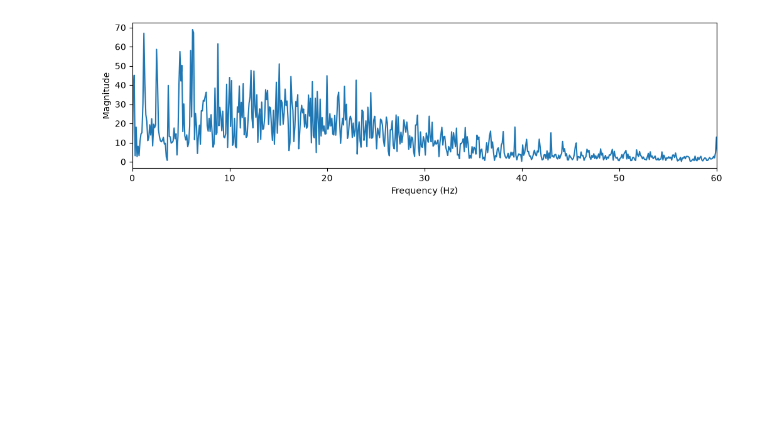
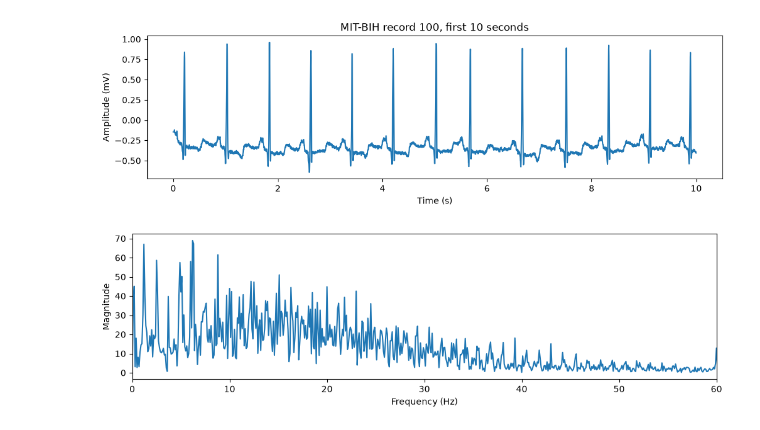
Before and after one commit to Fadel1222/ecg-project, a Jupyter notebook: ecg_first_look.ipynb, the cells around one changed output. Cells and saved outputs as stored; diff of their text form; code cells hidden in the pictures; blank space fills up the shorter version.

Commit message:
First look at MIT-BIH record 100

```diff
--- a/ecg_first_look.ipynb
+++ b/ecg_first_look.ipynb
@@ -1,3 +1,21 @@
+# %%
+import wfdb
+import numpy as np
+import matplotlib.pyplot as plt
+
+record = wfdb.rdrecord('100', pn_dir='mitdb', sampto=3600)
+fs = record.fs                  # sampling rate (360 Hz for this database)
+signal = record.p_signal[:, 0]  # first channel
+
+t = np.arange(len(signal)) / fs
+plt.figure(figsize=(12, 3))
+plt.plot(t, signal)
+plt.xlabel('Time (s)')
+plt.ylabel('Amplitude (mV)')
+plt.title('MIT-BIH record 100, first 10 seconds')
+plt.show()
+# %% [output]
+[figure, added]
 # %%
 spectrum = np.abs(np.fft.rfft(signal - np.mean(signal)))
 freqs = np.fft.rfftfreq(len(signal), d=1/fs)
```
